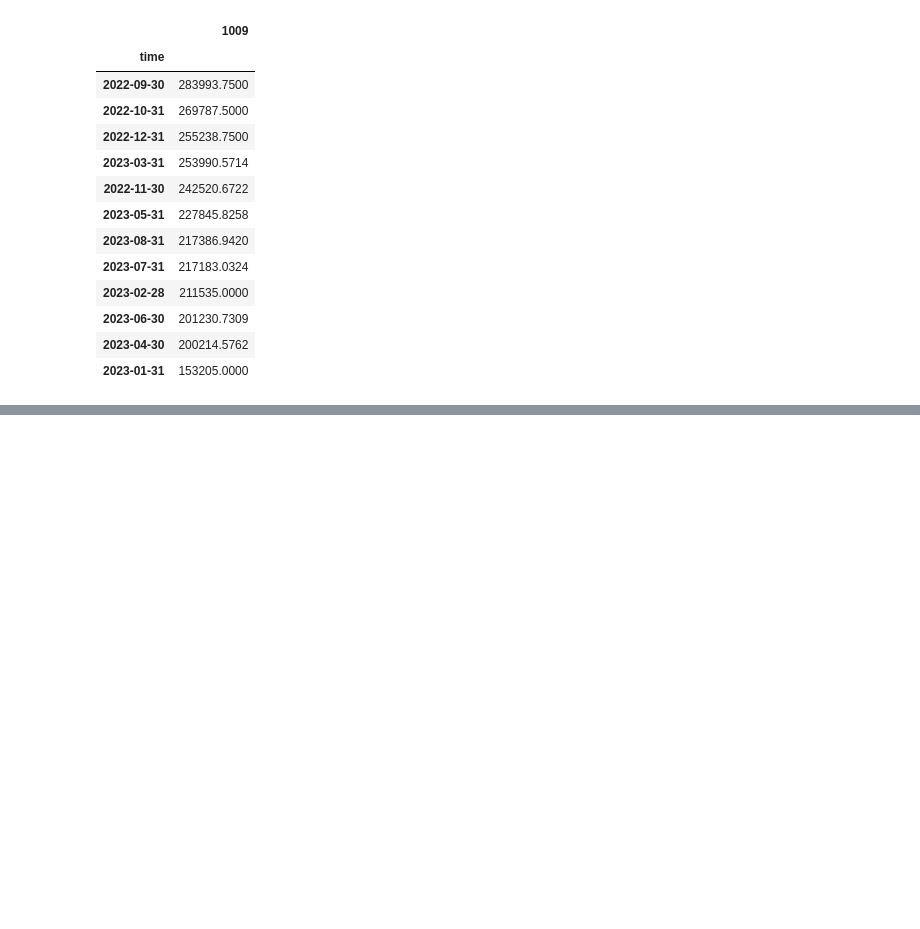
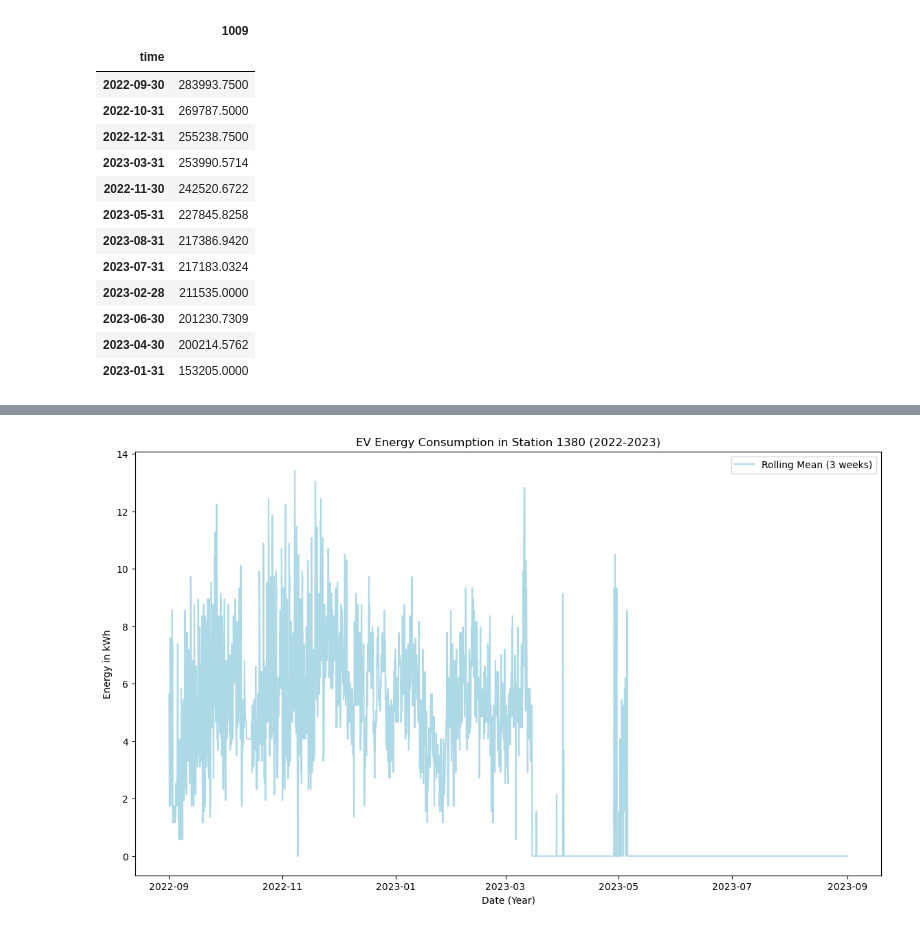
Before and after one commit to nareeratm/capstone_ev, a Jupyter notebook: Energy.ipynb, the cells around one changed output, grey strips where cells are left out. Saved outputs shown, nothing was run; the diff lists cells and outputs as text; code cells hidden in the pictures; blank space fills up the shorter version.

Commit message:
update more stations

```diff
--- a/Energy.ipynb
+++ b/Energy.ipynb
@@ -309,3 +369,13 @@ energy_st9.resample('ME').sum().sort_values(by='1009', ascending=False)
 | 2023-06-30 | 201230.7309 |
 | 2023-04-30 | 200214.5762 |
 | 2023-01-31 | 153205.0000 |
+# %%
+# Another station, try station 1380's output
+energy_st1380 = energy[['time', '1380']]
+# %%
+energy_st1380 = (energy_st1380
+              .set_index(pd.DatetimeIndex(energy_st1380['time']))
+              .drop('time', axis=1)
+              .sort_index())
+
+energy_st1380.head()
@@ -311,0 +400,12 @@ energy_st9.resample('ME').sum().sort_values(by='1009', ascending=False)
+# %%
+#plot trend MA=3 (moving average 3 weeks)
+
+plt.figure(figsize=(14,8))
+plt.plot(energy_st1380['1380'].rolling(3, center=True).mean(), color='lightblue', label='Rolling Mean (3 weeks)') #center=True for timeframe to be centered
+plt.title('EV Energy Consumption in Station 1380 (2022-2023)')
+plt.xlabel('Date (Year)')
+plt.ylabel('Energy in kWh')
+plt.legend()
+plt.show() #station 1380 seems to show 0 kWh energy and no change, perhaps discontinued services or was under maintenance mode after month-05 (May) 2023.
+# %% [output]
+[figure, added]
```
Also changed, not shown: parts of 19 cells of this notebook.
